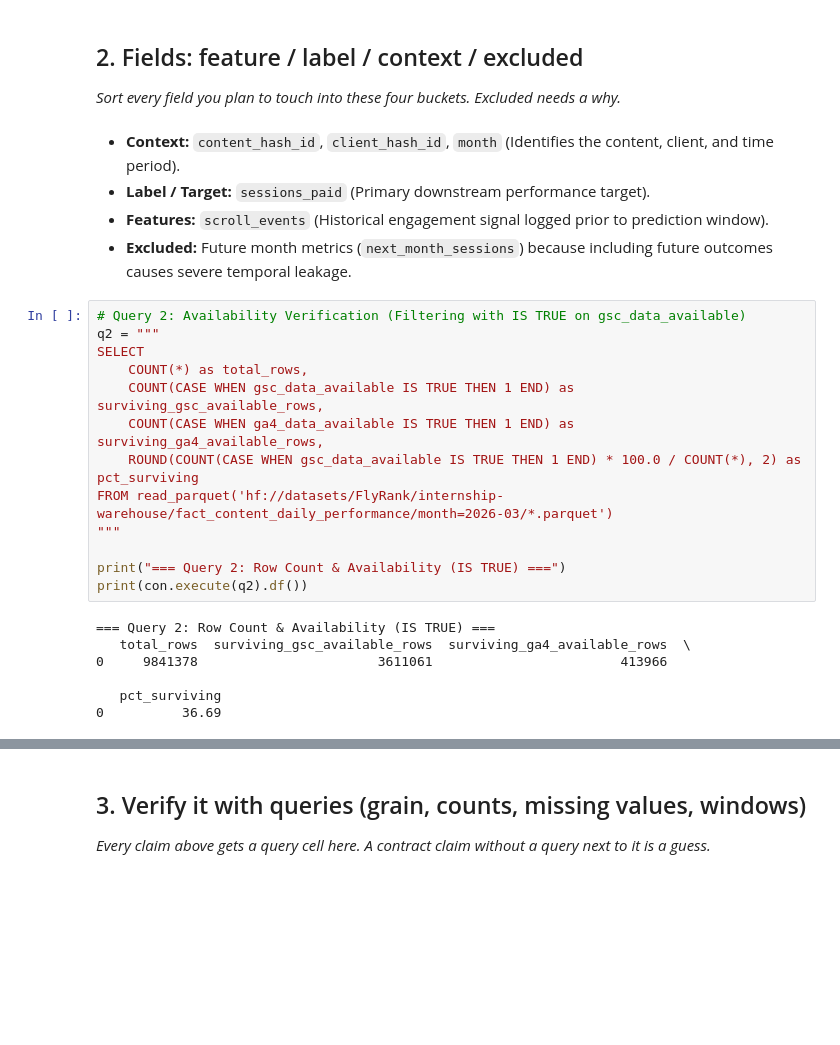
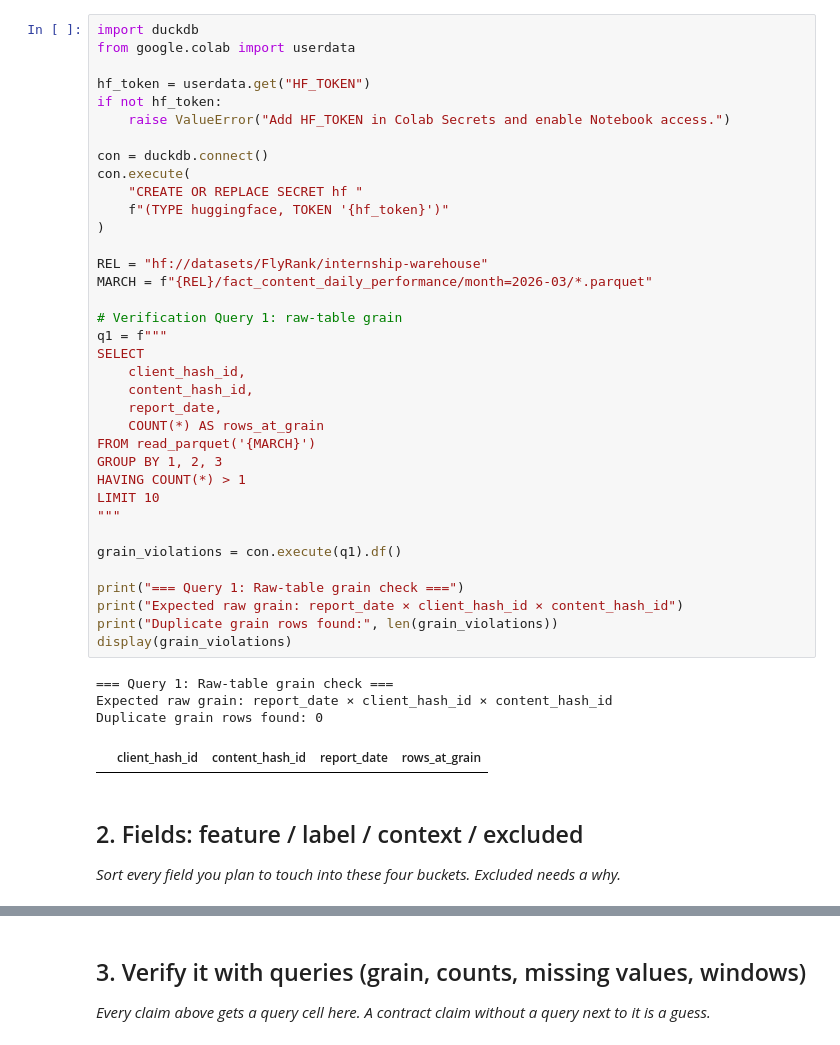
Before and after one commit to ramyaa-hegde/flyrank-ml-internship-tasks, a Jupyter notebook: work/notebooks/w03_data_contract.ipynb, the cells around one changed output, grey strips where cells are left out. Drawn from its saved outputs; the diff is of its cells as text; blank space fills up the shorter version.

```diff
--- a/work/notebooks/w03_data_contract.ipynb
+++ b/work/notebooks/w03_data_contract.ipynb
@@ -44,29 +20,45 @@ print(con.execute(q1).df())
+# %%
+import duckdb
+from google.colab import userdata
+
+hf_token = userdata.get("HF_TOKEN")
+if not hf_token:
+    raise ValueError("Add HF_TOKEN in Colab Secrets and enable Notebook access.")
+
+con = duckdb.connect()
+con.execute(
+    "CREATE OR REPLACE SECRET hf "
+    f"(TYPE huggingface, TOKEN '{hf_token}')"
+)
+
+REL = "hf://datasets/FlyRank/internship-warehouse"
+MARCH = f"{REL}/fact_content_daily_performance/month=2026-03/*.parquet"
+
+# Verification Query 1: raw-table grain
+q1 = f"""
+SELECT
+    client_hash_id,
+    content_hash_id,
+    report_date,
+    COUNT(*) AS rows_at_grain
+FROM read_parquet('{MARCH}')
+GROUP BY 1, 2, 3
+HAVING COUNT(*) > 1
+LIMIT 10
+"""
+
+grain_violations = con.execute(q1).df()
+
+print("=== Query 1: Raw-table grain check ===")
+print("Expected raw grain: report_date × client_hash_id × content_hash_id")
+print("Duplicate grain rows found:", len(grain_violations))
+display(grain_violations)
+# %% [output]
+=== Query 1: Raw-table grain check ===
+Expected raw grain: report_date × client_hash_id × content_hash_id
+Duplicate grain rows found: 0
+|  | client_hash_id | content_hash_id | report_date | rows_at_grain |
 # %% [markdown]
 ## 2. Fields: feature / label / context / excluded
 
 *Sort every field you plan to touch into these four buckets. Excluded needs a why.*
-# %% [markdown]
-* **Context:** `content_hash_id`, `client_hash_id`, `month` (Identifies the content, client, and time period).
-* **Label / Target:** `sessions_paid` (Primary downstream performance target).
-* **Features:** `scroll_events` (Historical engagement signal logged prior to prediction window).
-* **Excluded:** Future month metrics (`next_month_sessions`) because including future outcomes causes severe temporal leakage.
-# %%
-# Query 2: Availability Verification (Filtering with IS TRUE on gsc_data_available)
-q2 = """
-SELECT
-    COUNT(*) as total_rows,
-    COUNT(CASE WHEN gsc_data_available IS TRUE THEN 1 END) as surviving_gsc_available_rows,
-    COUNT(CASE WHEN ga4_data_available IS TRUE THEN 1 END) as surviving_ga4_available_rows,
-    ROUND(COUNT(CASE WHEN gsc_data_available IS TRUE THEN 1 END) * 100.0 / COUNT(*), 2) as pct_surviving
-FROM read_parquet('hf://datasets/FlyRank/internship-warehouse/fact_content_daily_performance/month=2026-03/*.parquet')
-"""
-
-print("=== Query 2: Row Count & Availability (IS TRUE) ===")
-print(con.execute(q2).df())
-# %% [output]
-=== Query 2: Row Count & Availability (IS TRUE) ===
-   total_rows  surviving_gsc_available_rows  surviving_ga4_available_rows  \
-0     9841378                       3611061                        413966
-
-   pct_surviving
-0          36.69
```
Also changed, not shown: parts of 13 cells of this notebook.
